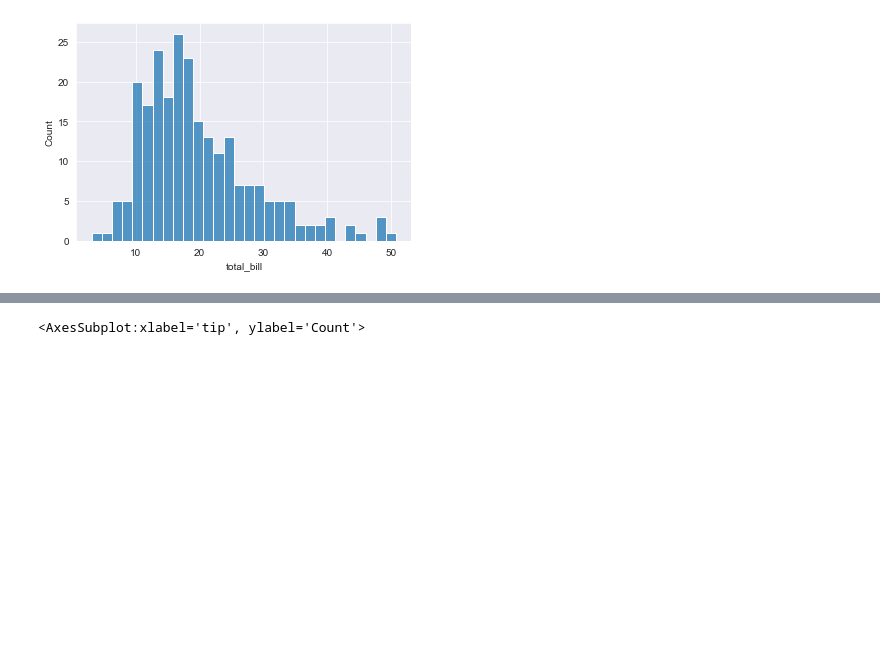
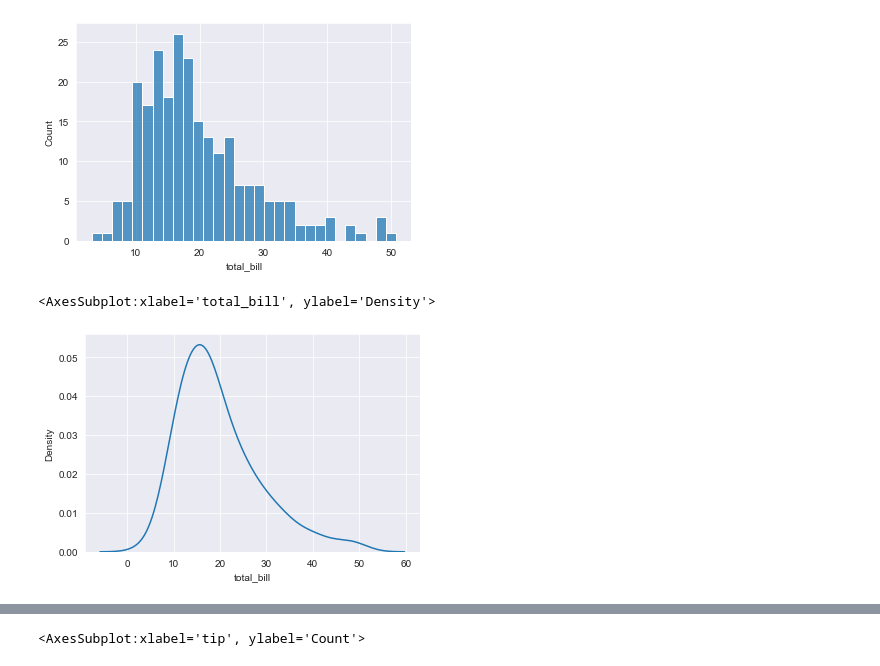
Before and after one commit to kriti-ixix/ai-1030, a Jupyter notebook: data analytics/seaborn.ipynb, the cells around one changed output, grey strips where cells are left out. Cells and saved outputs as stored; diff of their text form; code cells hidden in the pictures; blank space fills up the shorter version.

```diff
--- a/data analytics/seaborn.ipynb
+++ b/data analytics/seaborn.ipynb
@@ -99,3 +123,8 @@ sns.histplot(x='total_bill',data=tips,bins=30)
 # %% [output]
 <AxesSubplot:xlabel='total_bill', ylabel='Count'>
 [figure]
+# %%
+sns.kdeplot(x='total_bill', data=tips)
+# %% [output]
+<AxesSubplot:xlabel='total_bill', ylabel='Density'>
+[figure, added]
```
Also changed, not shown: parts of 14 cells of this notebook.
